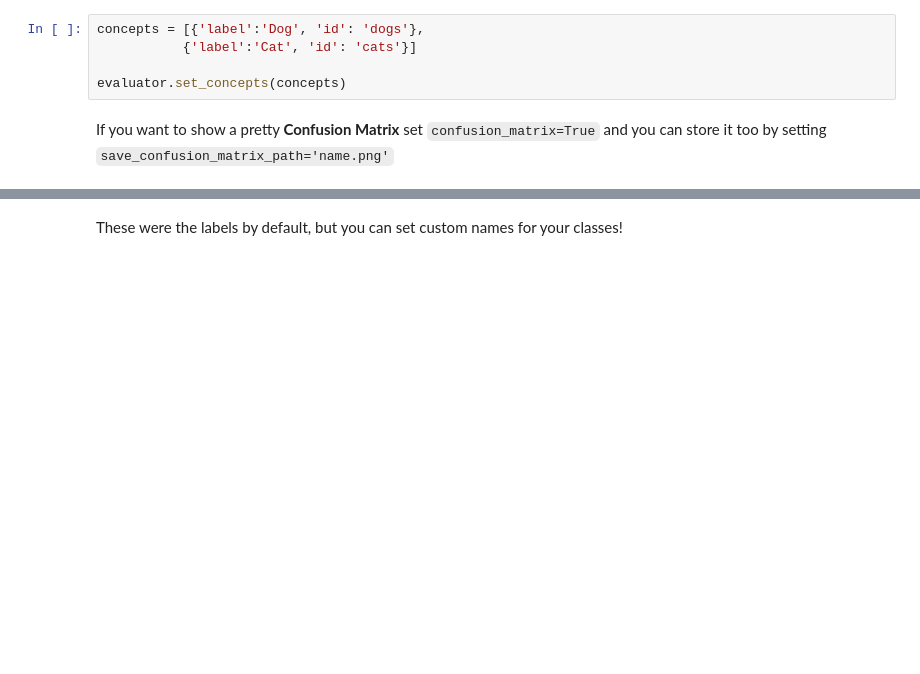
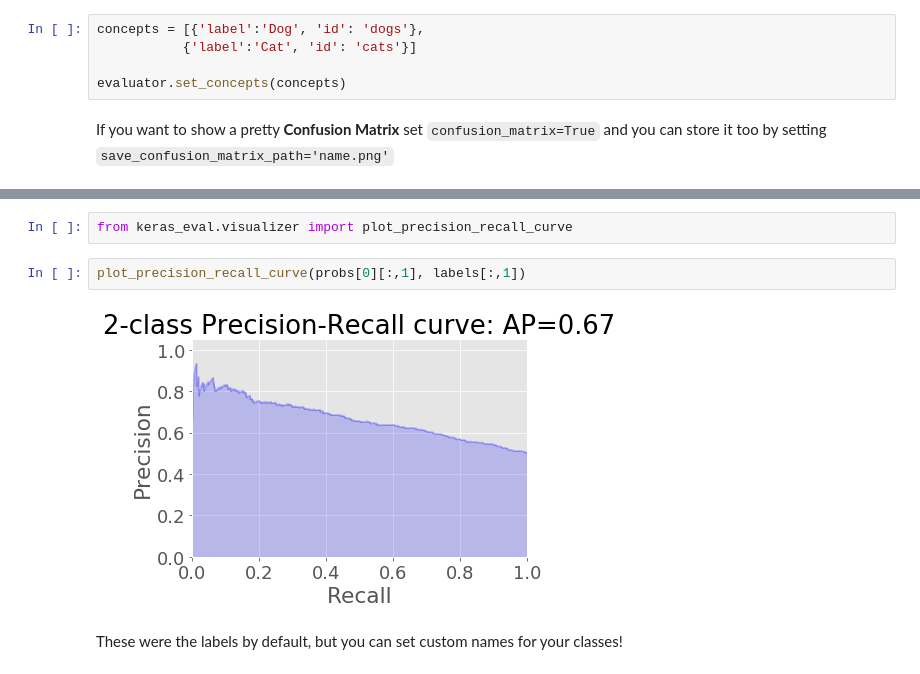
Before and after one commit to triagemd/keras-eval, a Jupyter notebook: example.ipynb, the cells around one changed output, grey strips where cells are left out. Cells and saved outputs as stored; diff of their text form; blank space fills up the shorter version.

```diff
--- a/example.ipynb
+++ b/example.ipynb
@@ -127,3 +142,9 @@ evaluator.show_results('individual')
+# %%
+from keras_eval.visualizer import plot_precision_recall_curve
+# %%
+plot_precision_recall_curve(probs[0][:,1], labels[:,1])
+# %% [output]
+[figure, added]
 # %% [markdown]
 These were the labels by default, but you can set custom names for your classes!
 # %% [markdown]
```
Also changed, not shown: parts of 13 cells of this notebook.
